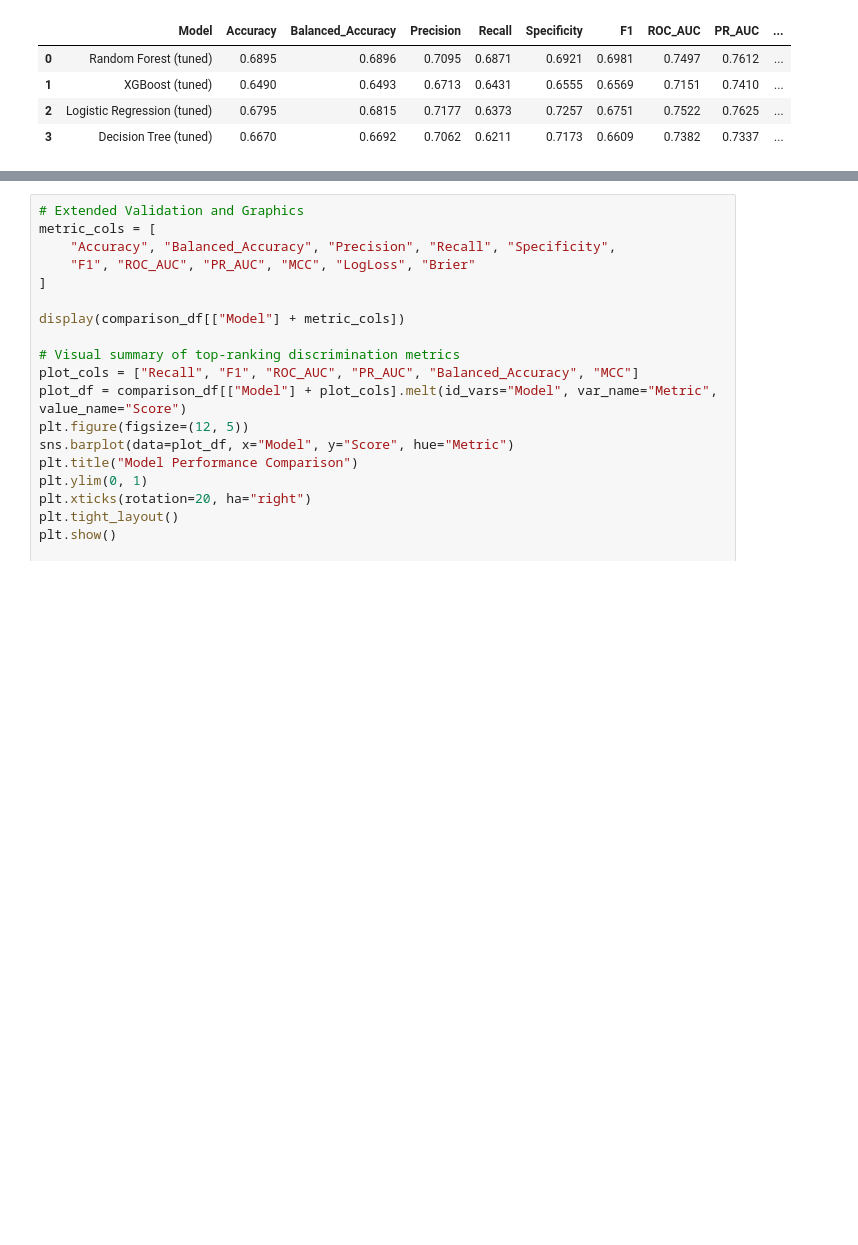
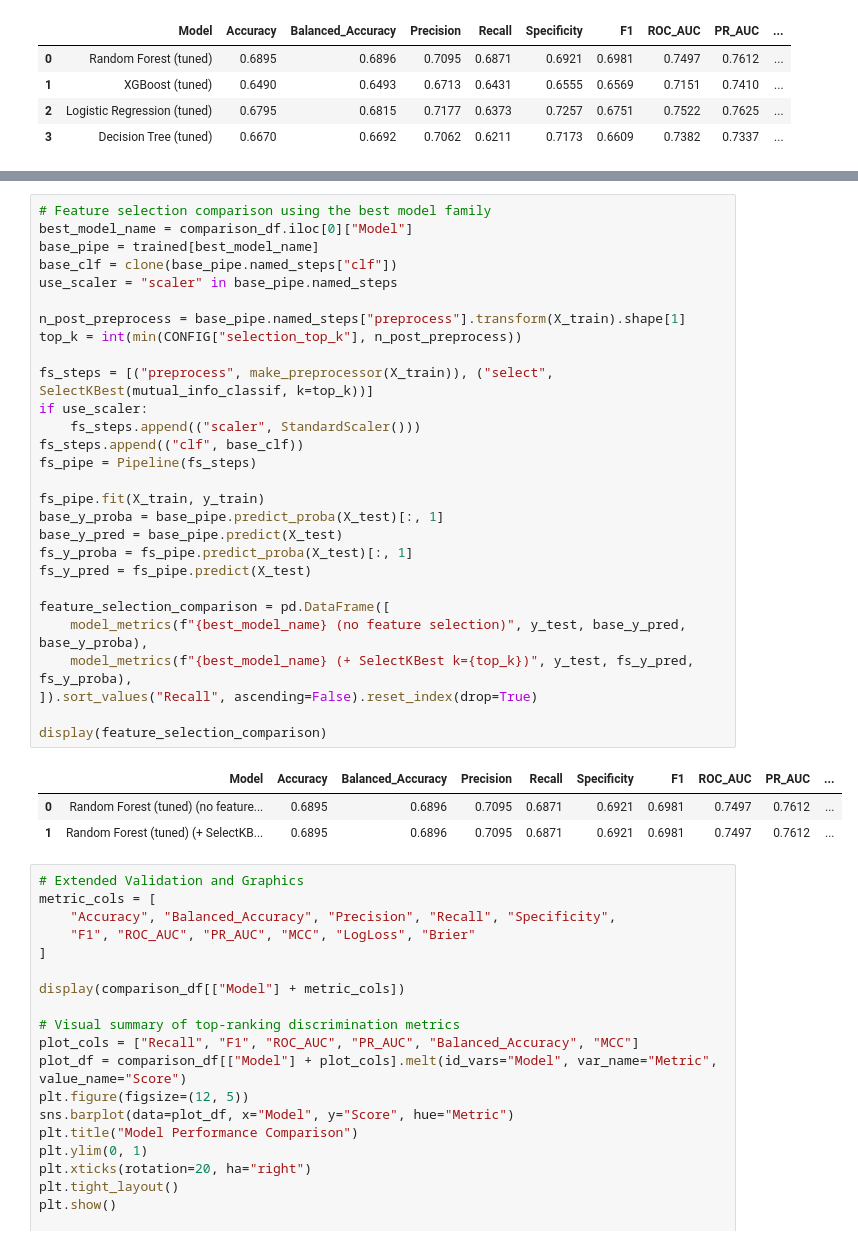
Before and after one commit to nason31/machine_learning_group_g, a Jupyter notebook: code/model_clean.ipynb, the cells around one changed output, grey strips where cells are left out. Saved outputs shown, nothing was run; the diff lists cells and outputs as text; blank space fills up the shorter version.

```diff
--- a/code/model_clean.ipynb
+++ b/code/model_clean.ipynb
@@ -312,3 +436,35 @@ comparison_df
+# %%
+# Feature selection comparison using the best model family
+best_model_name = comparison_df.iloc[0]["Model"]
+base_pipe = trained[best_model_name]
+base_clf = clone(base_pipe.named_steps["clf"])
+use_scaler = "scaler" in base_pipe.named_steps
+
+n_post_preprocess = base_pipe.named_steps["preprocess"].transform(X_train).shape[1]
+top_k = int(min(CONFIG["selection_top_k"], n_post_preprocess))
+
+fs_steps = [("preprocess", make_preprocessor(X_train)), ("select", SelectKBest(mutual_info_classif, k=top_k))]
+if use_scaler:
+    fs_steps.append(("scaler", StandardScaler()))
+fs_steps.append(("clf", base_clf))
+fs_pipe = Pipeline(fs_steps)
+
+fs_pipe.fit(X_train, y_train)
+base_y_proba = base_pipe.predict_proba(X_test)[:, 1]
+base_y_pred = base_pipe.predict(X_test)
+fs_y_proba = fs_pipe.predict_proba(X_test)[:, 1]
+fs_y_pred = fs_pipe.predict(X_test)
+
+feature_selection_comparison = pd.DataFrame([
+    model_metrics(f"{best_model_name} (no feature selection)", y_test, base_y_pred, base_y_proba),
+    model_metrics(f"{best_model_name} (+ SelectKBest k={top_k})", y_test, fs_y_pred, fs_y_proba),
+]).sort_values("Recall", ascending=False).reset_index(drop=True)
+
+display(feature_selection_comparison)
+# %% [output]
+|  | Model | Accuracy | Balanced_Accuracy | Precision | Recall | Specificity | F1 | ROC_AUC | PR_AUC | ... |
+| 0 | Random Forest (tuned) (no feature... | 0.6895 | 0.6896 | 0.7095 | 0.6871 | 0.6921 | 0.6981 | 0.7497 | 0.7612 | ... |
+| 1 | Random Forest (tuned) (+ SelectKB... | 0.6895 | 0.6896 | 0.7095 | 0.6871 | 0.6921 | 0.6981 | 0.7497 | 0.7612 | ... |
 # %%
 # Extended Validation and Graphics
 metric_cols = [
```
Also changed, not shown: parts of 9 cells of this notebook, 1 other file.
